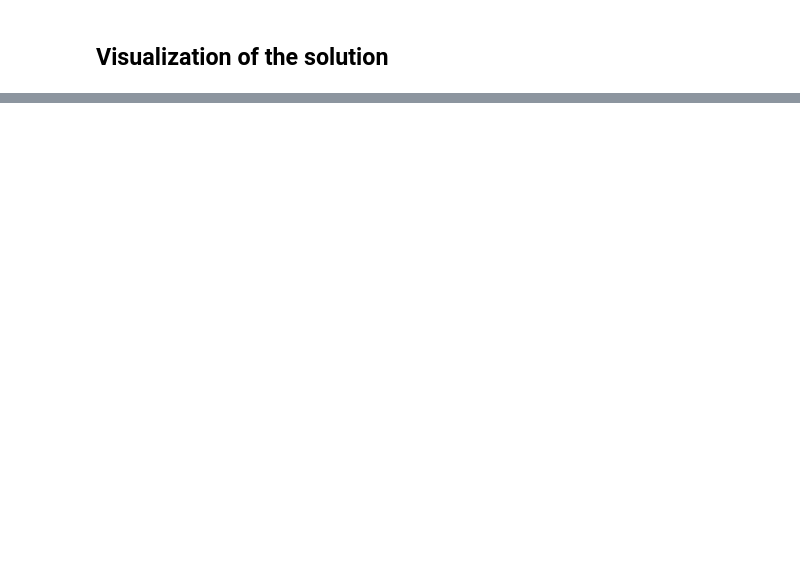
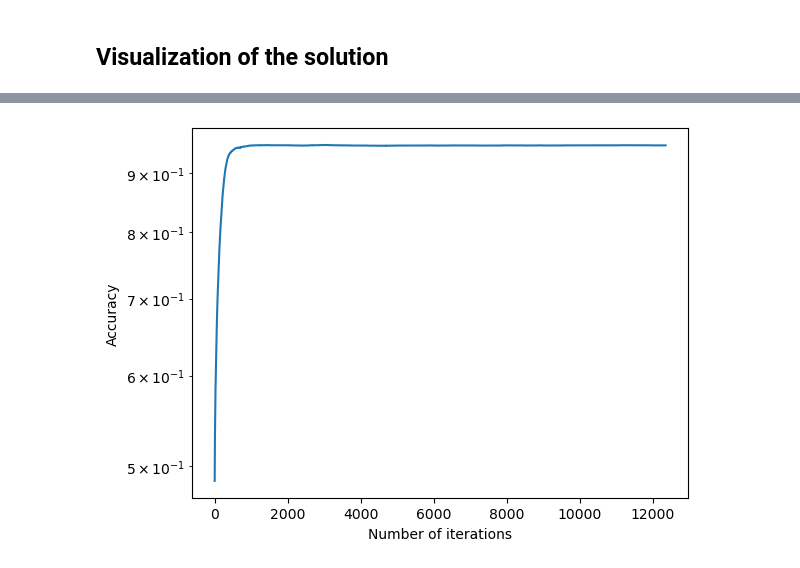
Before and after one commit to Antoine-Bergerault/18460-Project, a Jupyter notebook: main.ipynb, the cells around one changed output, grey strips where cells are left out. Cells and saved outputs as stored; diff of their text form; code cells hidden in the pictures; blank space fills up the shorter version.

```diff
--- a/main.ipynb
+++ b/main.ipynb
@@ -106,6 +110,8 @@ task.visualize_solution(solution)
 # %%
 plt.plot(range(1, k+1), accuracys)
-#plt.yscale("log")
+plt.yscale("log")
 plt.xlabel('Number of iterations')
 plt.ylabel('Accuracy')
 plt.show()
+# %% [output]
+[figure, added]
```
Also changed, not shown: parts of 3 cells of this notebook.
